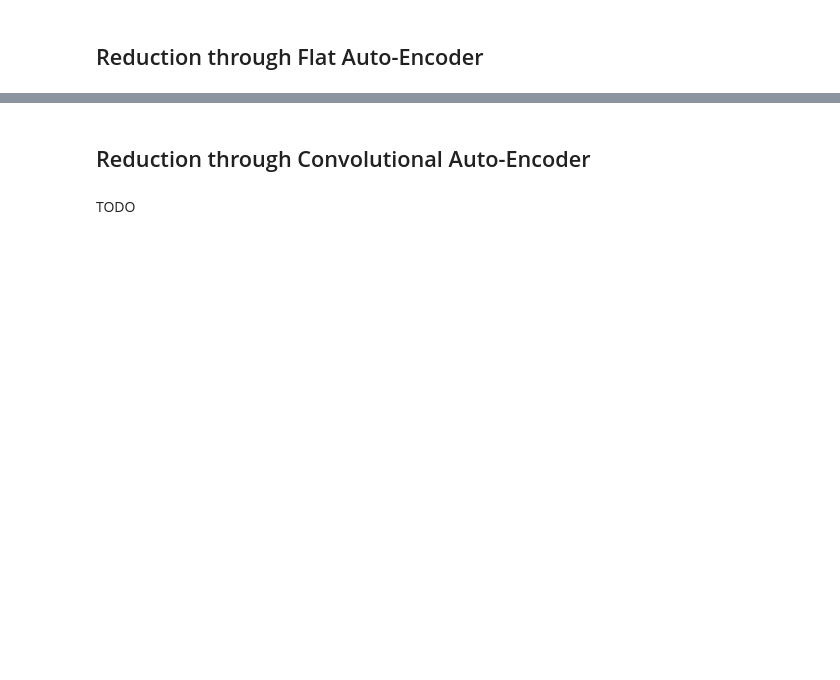
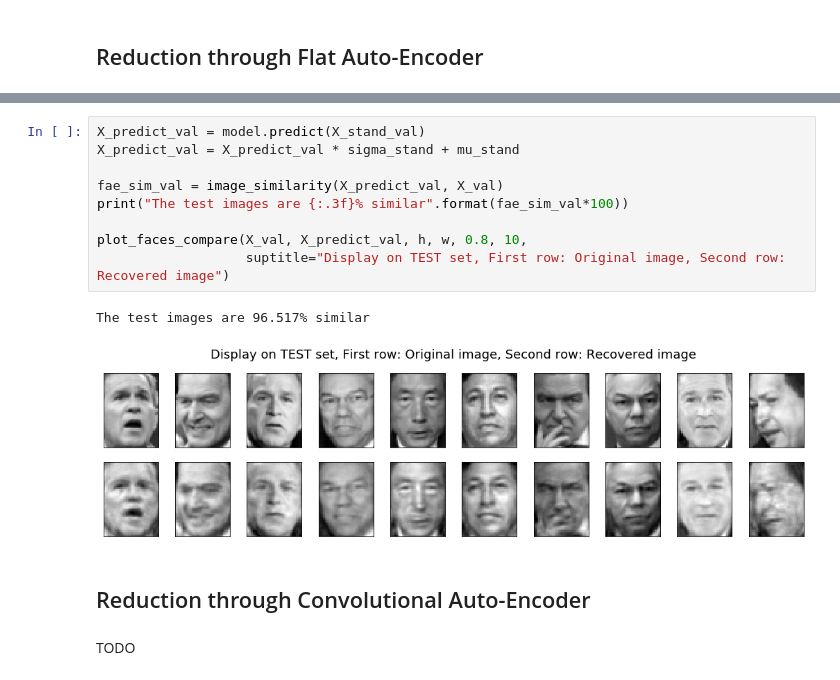
Before and after one commit to deboeser/FeatureReduction, a Jupyter notebook: Feature Reduction Comparison.ipynb, the cells around one changed output, grey strips where cells are left out. Cells and saved outputs as stored; diff of their text form; blank space fills up the shorter version.

```diff
--- a/Feature Reduction Comparison.ipynb
+++ b/Feature Reduction Comparison.ipynb
@@ -190,3 +304,15 @@ TODO
+# %%
+X_predict_val = model.predict(X_stand_val)
+X_predict_val = X_predict_val * sigma_stand + mu_stand
+
+fae_sim_val = image_similarity(X_predict_val, X_val)
+print("The test images are {:.3f}% similar".format(fae_sim_val*100))
+
+plot_faces_compare(X_val, X_predict_val, h, w, 0.8, 10,
+                   suptitle="Display on TEST set, First row: Original image, Second row: Recovered image")
+# %% [output]
+The test images are 96.517% similar
+[figure, added]
 # %% [markdown]
 ## Reduction through Convolutional Auto-Encoder
 # %% [markdown]
```
Also changed, not shown: parts of 18 cells of this notebook, 1 other file.
